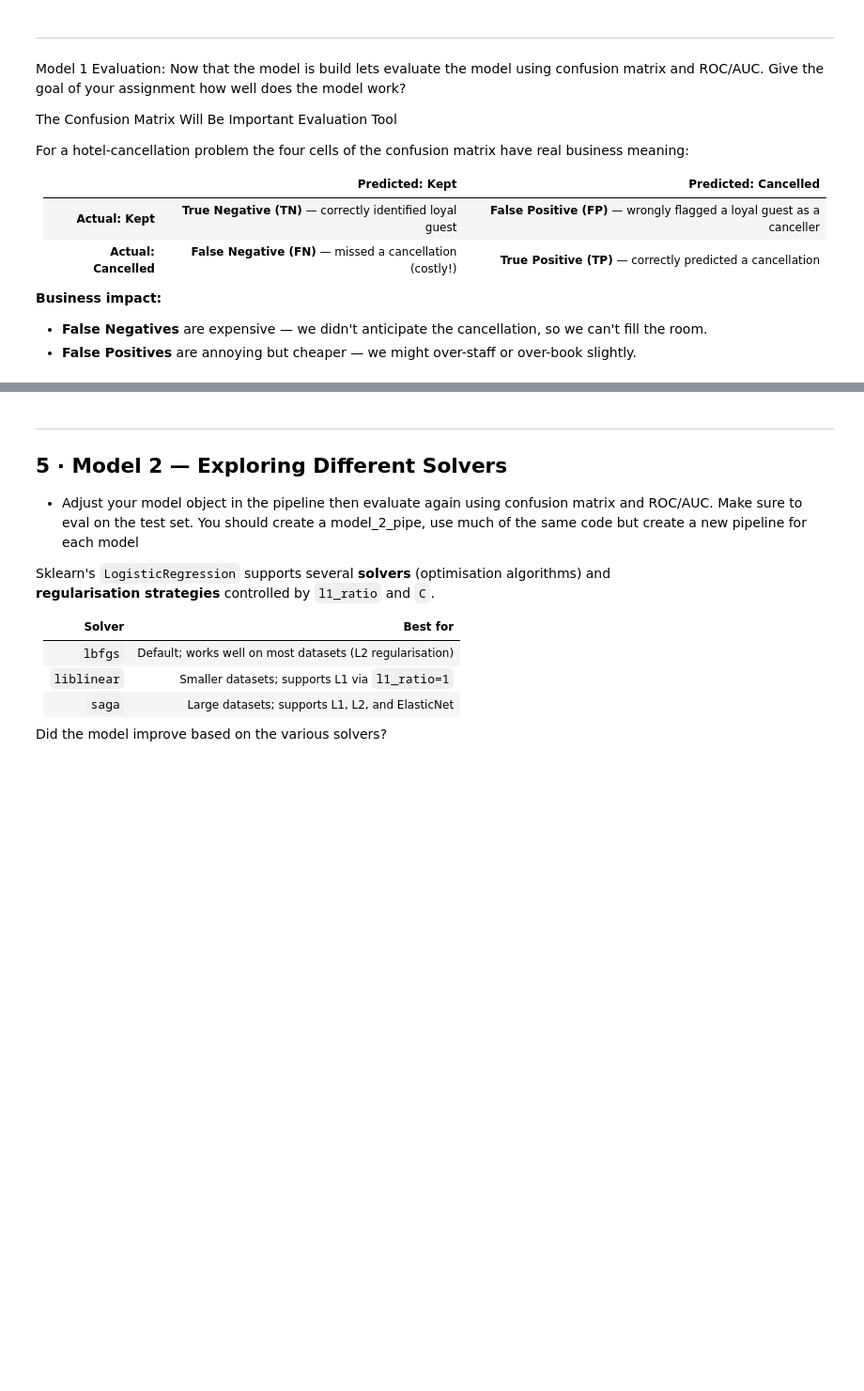
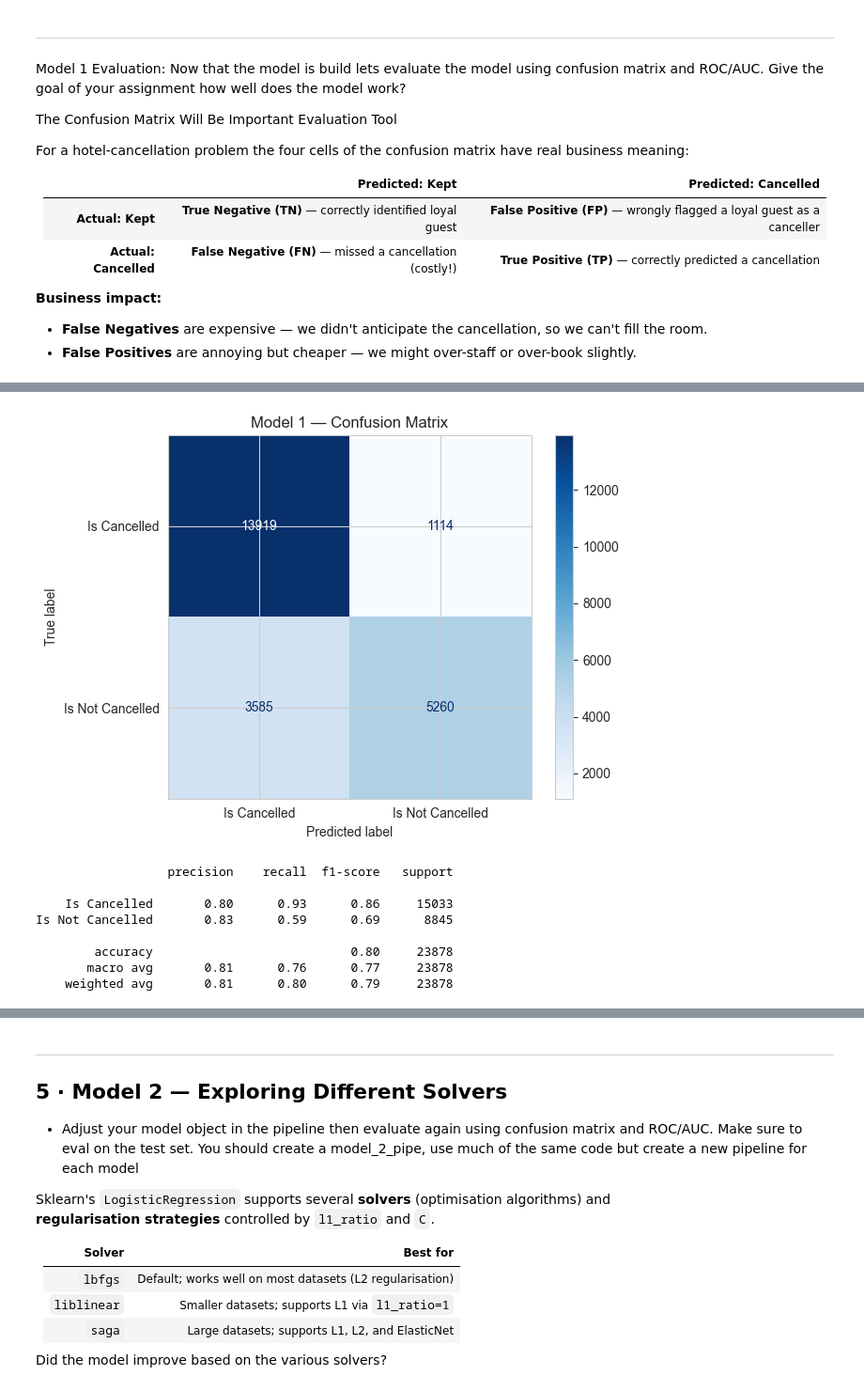
Before and after one commit to JedDataScience/week_8, a Jupyter notebook: hotel_cancellation_lab.ipynb, the cells around one changed output, grey strips where cells are left out. Shown at 94% size. Saved outputs shown, nothing was run; the diff lists cells and outputs as text; code cells hidden in the pictures; blank space fills up the shorter version.

```diff
--- a/hotel_cancellation_lab.ipynb
+++ b/hotel_cancellation_lab.ipynb
@@ -173,6 +173,7 @@ dtype: int64
 # Ill also choose to drop country since is also has missing values and we have other features that capture similar information (like market segment).
 
 df = df.drop(columns=['agent', 'company', 'country'])
+df = df.fillna(0)  # Fill remaining missing values with 0
 # %%
 # There are two other features that need to be dropped because they  directly leak the target variable.
 # Another way to say this is they represent leakage in the dataset.
@@ -276,3 +277,20 @@ For a hotel-cancellation problem the four cells of the confusion matrix have rea
 **Business impact:**
 - **False Negatives** are expensive — we didn't anticipate the cancellation, so we can't fill the room.
 - **False Positives** are annoying but cheaper — we might over-staff or over-book slightly.
+# %%
+# Build our first pipeline!
+
+# First start with Preprocessing.
+preprocessor_m1 = ColumnTransformer(transformers=[
+    ('cat', OneHotEncoder(handle_unknown='ignore', sparse_output=False), CATEGORICAL),
+    ('num', MinMaxScaler(), NUMERIC) # numerics passed through unchanged
+])
+
+# Now build the pipeline by combining the preprocessor with a model.
+pipe_m1 = Pipeline(steps=[
+    ('prep',  preprocessor_m1),
+    ('model', LogisticRegression(solver='lbfgs', max_iter=5000, random_state=42, n_jobs=-1))
+])
+
+# fit the pipeline to the training data
+pipe_m1.fit(X_train, y_train)
@@ -278,0 +315,21 @@ For a hotel-cancellation problem the four cells of the confusion matrix have rea
+# %%
+# Now we can look at the results
+y_pred_m1 = pipe_m1.predict(X_test)
+cm_m1 = confusion_matrix(y_test, y_pred_m1)
+disp_m1 = ConfusionMatrixDisplay(confusion_matrix=cm_m1, display_labels=['Is Cancelled', 'Is Not Cancelled'])
+disp_m1.plot(cmap='Blues')
+plt.title('Model 1 — Confusion Matrix')
+plt.tight_layout()
+plt.show()
+
+print(classification_report(y_test, y_pred_m1, target_names=['Is Cancelled', 'Is Not Cancelled']))
+# %% [output]
+[figure, added]
+                  precision    recall  f1-score   support
+
+    Is Cancelled       0.80      0.93      0.86     15033
+Is Not Cancelled       0.83      0.59      0.69      8845
+
+        accuracy                           0.80     23878
+       macro avg       0.81      0.76      0.77     23878
+    weighted avg       0.81      0.80      0.79     23878
```
Also changed, not shown: parts of 13 cells of this notebook.
